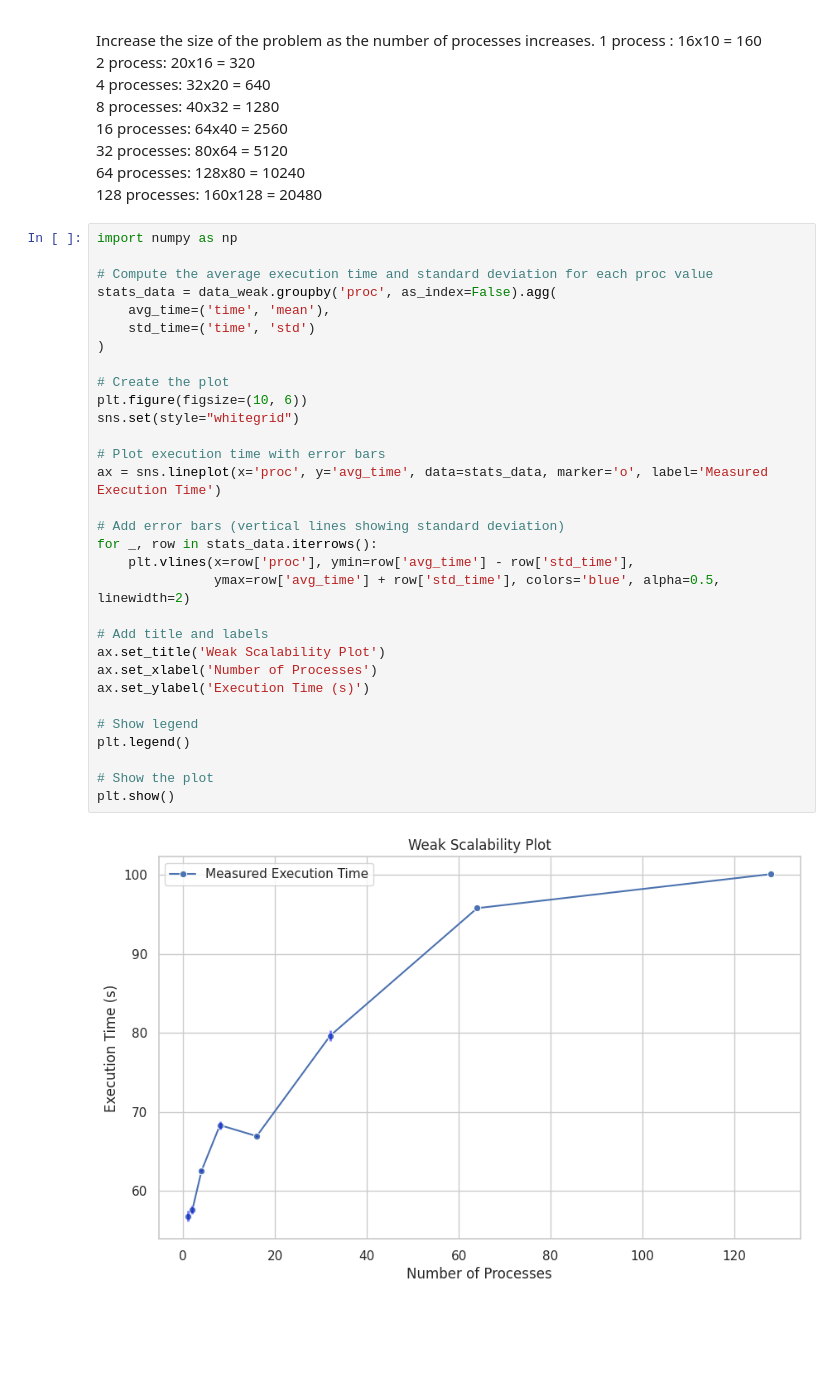
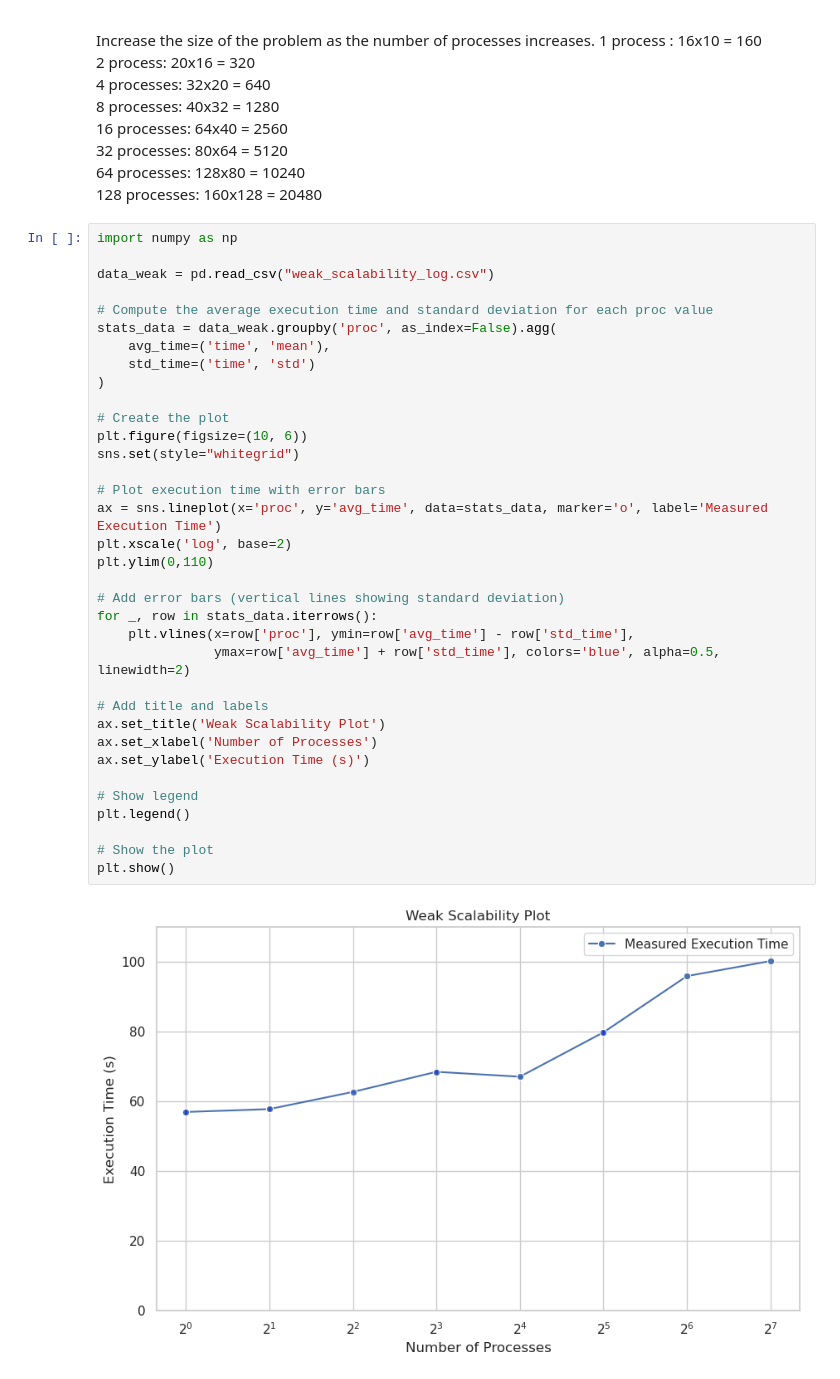
Before and after one commit to HliasGit/navier_stokes_solver, a Jupyter notebook: performance_analysis.ipynb, the cells around one changed output. Cells and saved outputs as stored; diff of their text form; blank space fills up the shorter version.

```diff
--- a/performance_analysis.ipynb
+++ b/performance_analysis.ipynb
@@ -154,34 +154,38 @@ Increase the size of the problem as the number of processes increases.
 128 processes: 160x128 = 20480
 # %%
 import numpy as np
+
+data_weak = pd.read_csv("weak_scalability_log.csv")
 
 # Compute the average execution time and standard deviation for each proc value
 stats_data = data_weak.groupby('proc', as_index=False).agg(
     avg_time=('time', 'mean'),
     std_time=('time', 'std')
 )
 
 # Create the plot
 plt.figure(figsize=(10, 6))
 sns.set(style="whitegrid")
 
 # Plot execution time with error bars
 ax = sns.lineplot(x='proc', y='avg_time', data=stats_data, marker='o', label='Measured Execution Time')
+plt.xscale('log', base=2)
+plt.ylim(0,110)
 
 # Add error bars (vertical lines showing standard deviation)
 for _, row in stats_data.iterrows():
     plt.vlines(x=row['proc'], ymin=row['avg_time'] - row['std_time'],
                ymax=row['avg_time'] + row['std_time'], colors='blue', alpha=0.5, linewidth=2)
 
 # Add title and labels
 ax.set_title('Weak Scalability Plot')
 ax.set_xlabel('Number of Processes')
 ax.set_ylabel('Execution Time (s)')
 
 # Show legend
 plt.legend()
 
 # Show the plot
 plt.show()
 # %% [output]
-[figure, old version]
+[figure, new version]
```
Also changed, not shown: 2 other files.
